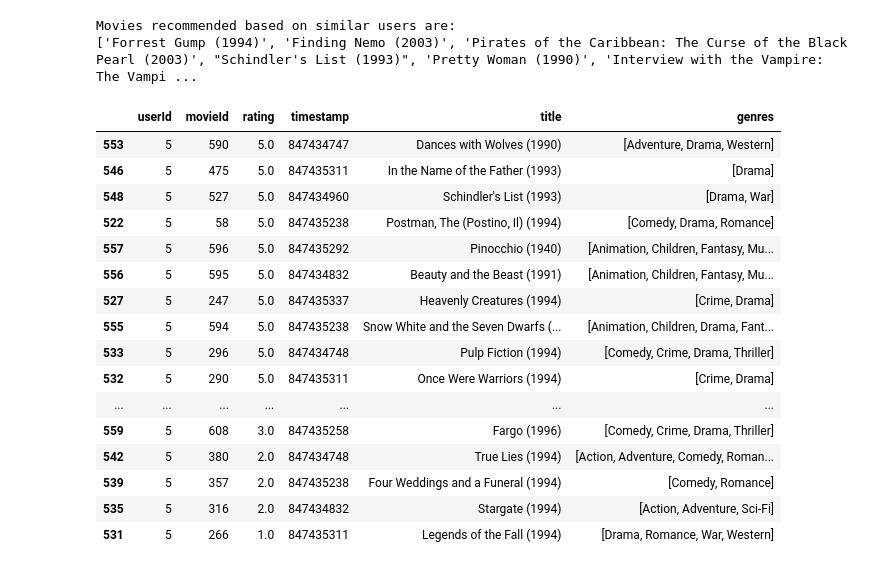
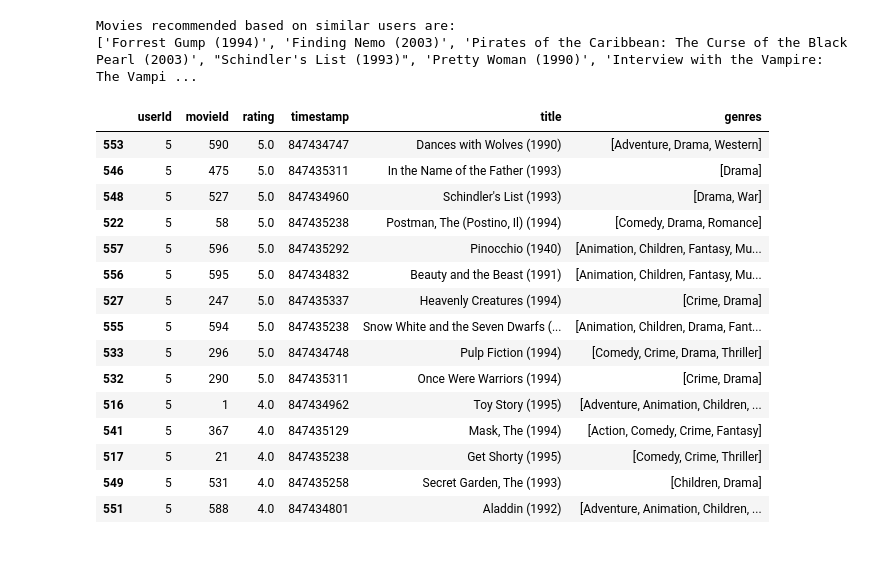
Before and after one commit to HackMelbourne/Movie-Recommendation-System, a Jupyter notebook: src.ipynb, the cells around one changed output. Drawn from its saved outputs; the diff is of its cells as text; code cells hidden in the pictures.

```diff
--- a/src.ipynb
+++ b/src.ipynb
@@ -414,22 +413,21 @@ recommend_movies(10)
 Movies recommended based on similar users are:
 ['Forrest Gump (1994)', 'Finding Nemo (2003)', 'Pirates of the Caribbean: The Curse of the Black Pearl (2003)', "Schindler's List (1993)", 'Pretty Woman (1990)', 'Interview with the Vampire: The Vampi ...
 # %%
-ratings_df.loc[ratings_df['userId'] == 5].sort_values('rating', ascending = False)
+ratings_df.loc[ratings_df['userId'] == 5].sort_values('rating', ascending = False).head(15)
 # %% [output]
 |  | userId | movieId | rating | timestamp | title | genres |
 | 553 | 5 | 590 | 5.0 | 847434747 | Dances with Wolves (1990) | [Adventure, Drama, Western] |
 | 546 | 5 | 475 | 5.0 | 847435311 | In the Name of the Father (1993) | [Drama] |
 | 548 | 5 | 527 | 5.0 | 847434960 | Schindler's List (1993) | [Drama, War] |
 | 522 | 5 | 58 | 5.0 | 847435238 | Postman, The (Postino, Il) (1994) | [Comedy, Drama, Romance] |
 | 557 | 5 | 596 | 5.0 | 847435292 | Pinocchio (1940) | [Animation, Children, Fantasy, Mu... |
 | 556 | 5 | 595 | 5.0 | 847434832 | Beauty and the Beast (1991) | [Animation, Children, Fantasy, Mu... |
 | 527 | 5 | 247 | 5.0 | 847435337 | Heavenly Creatures (1994) | [Crime, Drama] |
 | 555 | 5 | 594 | 5.0 | 847435238 | Snow White and the Seven Dwarfs (... | [Animation, Children, Drama, Fant... |
 | 533 | 5 | 296 | 5.0 | 847434748 | Pulp Fiction (1994) | [Comedy, Crime, Drama, Thriller] |
 | 532 | 5 | 290 | 5.0 | 847435311 | Once Were Warriors (1994) | [Crime, Drama] |
-| ... | ... | ... | ... | ... | ... | ... |
-| 559 | 5 | 608 | 3.0 | 847435258 | Fargo (1996) | [Comedy, Crime, Drama, Thriller] |
-| 542 | 5 | 380 | 2.0 | 847434748 | True Lies (1994) | [Action, Adventure, Comedy, Roman... |
-| 539 | 5 | 357 | 2.0 | 847435238 | Four Weddings and a Funeral (1994) | [Comedy, Romance] |
-| 535 | 5 | 316 | 2.0 | 847434832 | Stargate (1994) | [Action, Adventure, Sci-Fi] |
-| 531 | 5 | 266 | 1.0 | 847435311 | Legends of the Fall (1994) | [Drama, Romance, War, Western] |
+| 516 | 5 | 1 | 4.0 | 847434962 | Toy Story (1995) | [Adventure, Animation, Children, ... |
+| 541 | 5 | 367 | 4.0 | 847435129 | Mask, The (1994) | [Action, Comedy, Crime, Fantasy] |
+| 517 | 5 | 21 | 4.0 | 847435238 | Get Shorty (1995) | [Comedy, Crime, Thriller] |
+| 549 | 5 | 531 | 4.0 | 847435258 | Secret Garden, The (1993) | [Children, Drama] |
+| 551 | 5 | 588 | 4.0 | 847434801 | Aladdin (1992) | [Adventure, Animation, Children, ... |
```
Also changed, not shown: parts of 1 cell of this notebook.
